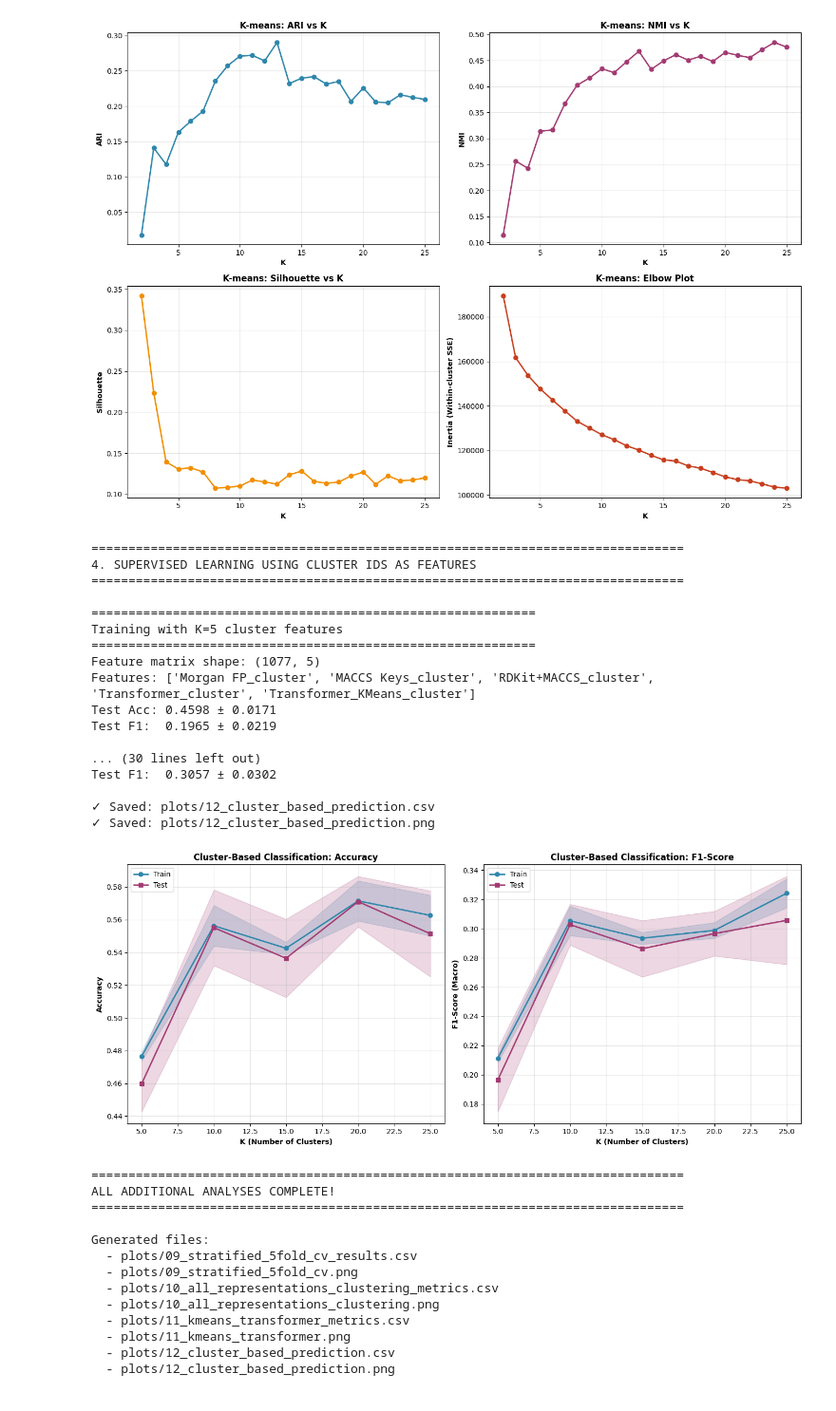
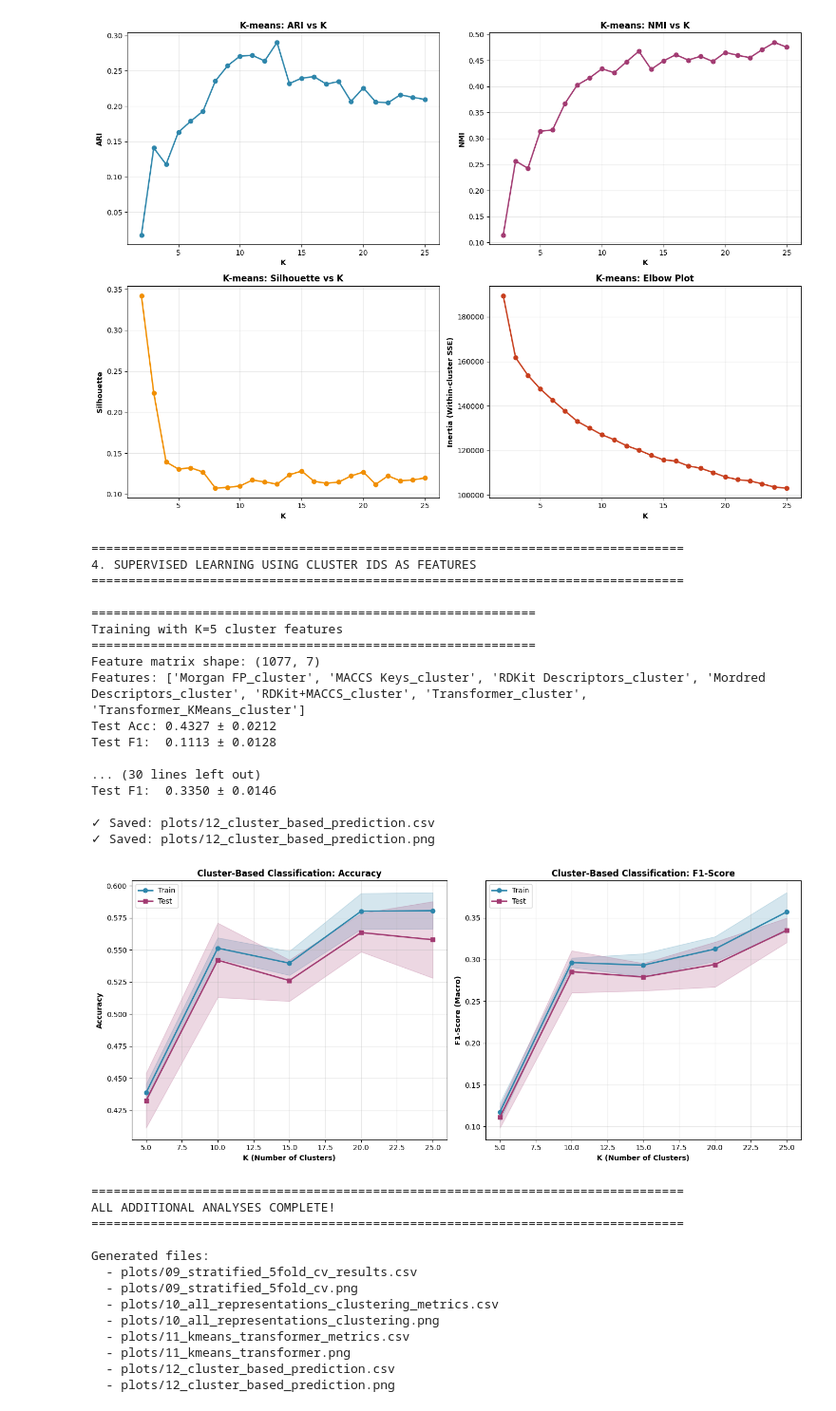
Before and after one commit to Syedomershah99/AI-for-Polymer-Representation, a Jupyter notebook: notebooks/Polymer_Representation_M5_GPU.ipynb, the cells around one changed output. Shown at 95% size. Drawn from its saved outputs; the diff is of its cells as text; code cells hidden in the pictures.

```diff
--- a/notebooks/Polymer_Representation_M5_GPU.ipynb
+++ b/notebooks/Polymer_Representation_M5_GPU.ipynb
@@ -84,10 +87,19 @@ All imports successful!
 ### 1.1 Load Data
 # %%
 import pandas as pd
+
+# Load from local file (fallback from GitHub URL)
+LOCAL_PATH = "/Users/Omer/Desktop/Research/data/PI1070.csv"
 RAW_URL = "https://raw.githubusercontent.com/Syedomershah99/AI-for-Polymer-Representation/main/PI1070.csv"
-df_raw = pd.read_csv(RAW_URL, engine="c", low_memory=False)
-print(df_raw.shape)
-df_raw = pd.read_csv(RAW_URL)
+
+import os
+if os.path.exists(LOCAL_PATH):
+    print(f"Loading from local file: {LOCAL_PATH}")
+    df_raw = pd.read_csv(LOCAL_PATH)
+else:
+    print(f"Loading from URL: {RAW_URL}")
+    df_raw = pd.read_csv(RAW_URL)
+
 print(f"Loaded dataset: {df_raw.shape}")
 print(f"Columns: {df_raw.columns[:15].tolist()}...")
 df_raw.head(3)
@@ -348,6 +446,9 @@ os.makedirs('representations', exist_ok=True)
 # Standardize continuous representations (not binary fingerprints)
 scaler_rdkit = StandardScaler()
 X_rdkit_desc_scaled = scaler_rdkit.fit_transform(X_rdkit_desc)
+
+scaler_mordred = StandardScaler()
+X_mordred_scaled = scaler_mordred.fit_transform(X_mordred)
 
 scaler_desc_maccs = StandardScaler()
 X_desc_maccs_scaled = scaler_desc_maccs.fit_transform(X_desc_maccs)
@@ -360,6 +461,7 @@ print("\n=== Representation Summary ===")
 print(f"Morgan FP (binary):        {X_morgan.shape}")
 print(f"MACCS Keys (binary):       {X_maccs.shape}")
 print(f"RDKit Desc (scaled):       {X_rdkit_desc_scaled.shape}")
+print(f"Mordred Desc (scaled):     {X_mordred_scaled.shape}")
 print(f"RDKit+MACCS (scaled):      {X_desc_maccs_scaled.shape}")
 print(f"Transformer (scaled):      {X_transformer_scaled.shape}")
 # %% [output]
@@ -754,7 +869,7 @@ def supervised_evaluation_70_30(X, y, representation_name, n_repeats=5):
         )
 
         # Train Logistic Regression
-        clf = LogisticRegression(max_iter=1000, random_state=42, solver='lbfgs')
+        clf = LogisticRegression(max_iter=1000, random_state=42, solver='lbfgs', penalty='l2', C=0.1)  # L2 regularization (C=0.1)
         clf.fit(X_train, y_train)
 
         # Predict on both train and test
@@ -810,6 +925,8 @@ def supervised_evaluation_70_30(X, y, representation_name, n_repeats=5):
 representations = {
     'Morgan FP': X_morgan,
     'MACCS Keys': X_maccs,
+    'RDKit Descriptors': X_rdkit_desc_scaled,
+    'Mordred Descriptors': X_mordred_scaled,
     'RDKit+MACCS': X_desc_maccs_scaled,
     'Transformer': X_transformer_scaled
 }
@@ -1310,7 +1427,7 @@ models = {}
 
 # 1. Morgan FP
 print("  - Morgan FP...")
-model_morgan = LogisticRegression(max_iter=1000, random_state=42)
+model_morgan = LogisticRegression(max_iter=1000, random_state=42, penalty='l2', C=0.1)  # L2 regularization
 model_morgan.fit(X_train_morgan, y_train)
 models['Morgan FP'] = model_morgan
 joblib.dump(model_morgan, 'models/logistic_morgan_fp.pkl')
@@ -1319,7 +1436,7 @@ print(f"    Test Acc:  {accuracy_score(y_test, model_morgan.predict(X_test_morga
 
 # 2. MACCS Keys
 print("\n  - MACCS Keys...")
-model_maccs = LogisticRegression(max_iter=1000, random_state=42)
+model_maccs = LogisticRegression(max_iter=1000, random_state=42, penalty='l2', C=0.1)  # L2 regularization
 model_maccs.fit(X_train_maccs, y_train)
 models['MACCS Keys'] = model_maccs
 joblib.dump(model_maccs, 'models/logistic_maccs.pkl')
@@ -1328,7 +1445,7 @@ print(f"    Test Acc:  {accuracy_score(y_test, model_maccs.predict(X_test_maccs)
 
 # 3. RDKit+MACCS
 print("\n  - RDKit+MACCS...")
-model_rdkit = LogisticRegression(max_iter=1000, random_state=42)
+model_rdkit = LogisticRegression(max_iter=1000, random_state=42, penalty='l2', C=0.1)  # L2 regularization
 model_rdkit.fit(X_train_rdkit, y_train)
 models['RDKit+MACCS'] = model_rdkit
 joblib.dump(model_rdkit, 'models/logistic_rdkit_maccs.pkl')
@@ -1337,7 +1454,7 @@ print(f"    Test Acc:  {accuracy_score(y_test, model_rdkit.predict(X_test_rdkit)
 
 # 4. Transformer
 print("\n  - Transformer...")
-model_trans = LogisticRegression(max_iter=1000, random_state=42)
+model_trans = LogisticRegression(max_iter=1000, random_state=42, penalty='l2', C=0.1)  # L2 regularization
 model_trans.fit(X_train_trans, y_train)
 models['Transformer'] = model_trans
 joblib.dump(model_trans, 'models/logistic_transformer.pkl')
@@ -2074,7 +2538,7 @@ for k in [5, 10, 15, 20, 25]:
         y_train = y_filtered[train_idx]
         y_test = y_filtered[test_idx]
 
-        model = LogisticRegression(max_iter=1000, random_state=42)
+        model = LogisticRegression(max_iter=1000, random_state=42, penalty='l2', C=0.1)  # L2 regularization
         model.fit(X_train, y_train)
 
         y_train_pred = model.predict(X_train)
@@ -2154,39 +2618,39 @@ axes[1].grid(alpha=0.3)
 plt.tight_layout()
 plt.savefig('plots/12_cluster_based_prediction.png', dpi=300, bbox_inches='tight')
 print("✓ Saved: plots/12_cluster_based_prediction.png")
 plt.show()
 
 print("\n" + "="*80)
 print("ALL ADDITIONAL ANALYSES COMPLETE!")
 print("="*80)
 print("\nGenerated files:")
 print("  - plots/09_stratified_5fold_cv_results.csv")
 print("  - plots/09_stratified_5fold_cv.png")
 print("  - plots/10_all_representations_clustering_metrics.csv")
 print("  - plots/10_all_representations_clustering.png")
 print("  - plots/11_kmeans_transformer_metrics.csv")
 print("  - plots/11_kmeans_transformer.png")
 print("  - plots/12_cluster_based_prediction.csv")
 print("  - plots/12_cluster_based_prediction.png")
 # %% [output]
 ================================================================================
 4. SUPERVISED LEARNING USING CLUSTER IDS AS FEATURES
 ================================================================================
 
 ============================================================
 Training with K=5 cluster features
 ============================================================
-Feature matrix shape: (1077, 5)
-Features: ['Morgan FP_cluster', 'MACCS Keys_cluster', 'RDKit+MACCS_cluster', 'Transformer_cluster', 'Transformer_KMeans_cluster']
-Test Acc: 0.4598 ± 0.0171
-Test F1:  0.1965 ± 0.0219
+Feature matrix shape: (1077, 7)
+Features: ['Morgan FP_cluster', 'MACCS Keys_cluster', 'RDKit Descriptors_cluster', 'Mordred Descriptors_cluster', 'RDKit+MACCS_cluster', 'Transformer_cluster', 'Transformer_KMeans_cluster']
+Test Acc: 0.4327 ± 0.0212
+Test F1:  0.1113 ± 0.0128
 
 ... (30 lines left out)
-Test F1:  0.3057 ± 0.0302
+Test F1:  0.3350 ± 0.0146
 
 ✓ Saved: plots/12_cluster_based_prediction.csv
 ✓ Saved: plots/12_cluster_based_prediction.png
-[figure, old version]
+[figure, new version]
 ================================================================================
 ALL ADDITIONAL ANALYSES COMPLETE!
 ================================================================================
```
Also changed, not shown: parts of 18 cells of this notebook, 45 other files.
